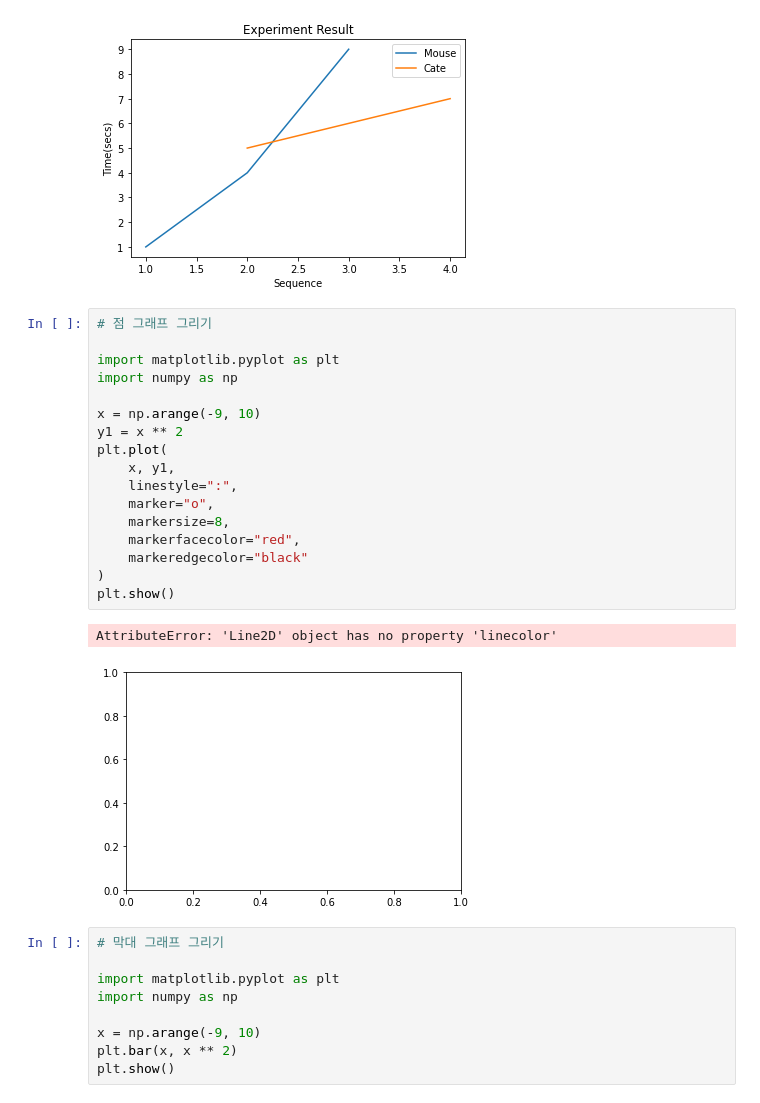
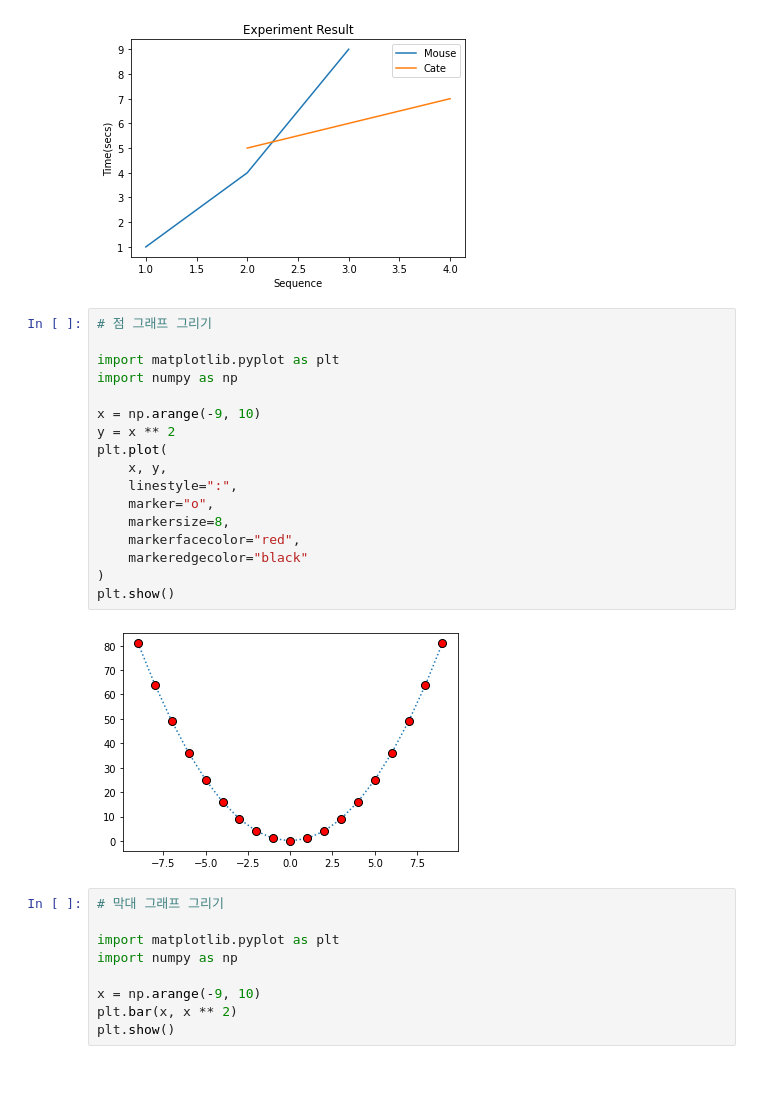
Before and after one commit to H43RO/DataAnalysis_Practice, a Jupyter notebook: Matplotlib/2.Useful.ipynb, the cells around one changed output. Saved outputs shown, nothing was run; the diff lists cells and outputs as text; blank space fills up the shorter version.

```diff
--- a/Matplotlib/2.Useful.ipynb
+++ b/Matplotlib/2.Useful.ipynb
@@ -15,23 +15,22 @@ plt.show()
 # %%
 # 점 그래프 그리기
 
 import matplotlib.pyplot as plt
 import numpy as np
 
 x = np.arange(-9, 10)
-y1 = x ** 2
+y = x ** 2
 plt.plot(
-    x, y1,
+    x, y,
     linestyle=":",
     marker="o",
     markersize=8,
     markerfacecolor="red",
     markeredgecolor="black"
 )
 plt.show()
 # %% [output]
-AttributeError: 'Line2D' object has no property 'linecolor'
-[figure, old version]
+[figure, new version]
 # %%
 # 막대 그래프 그리기
 
```
